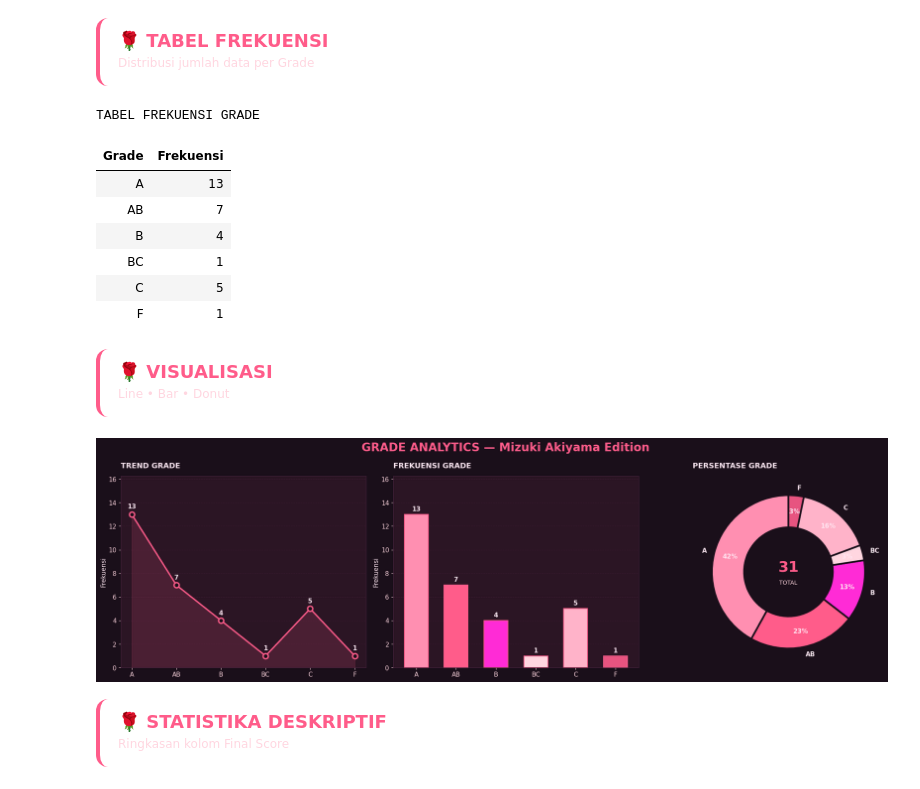
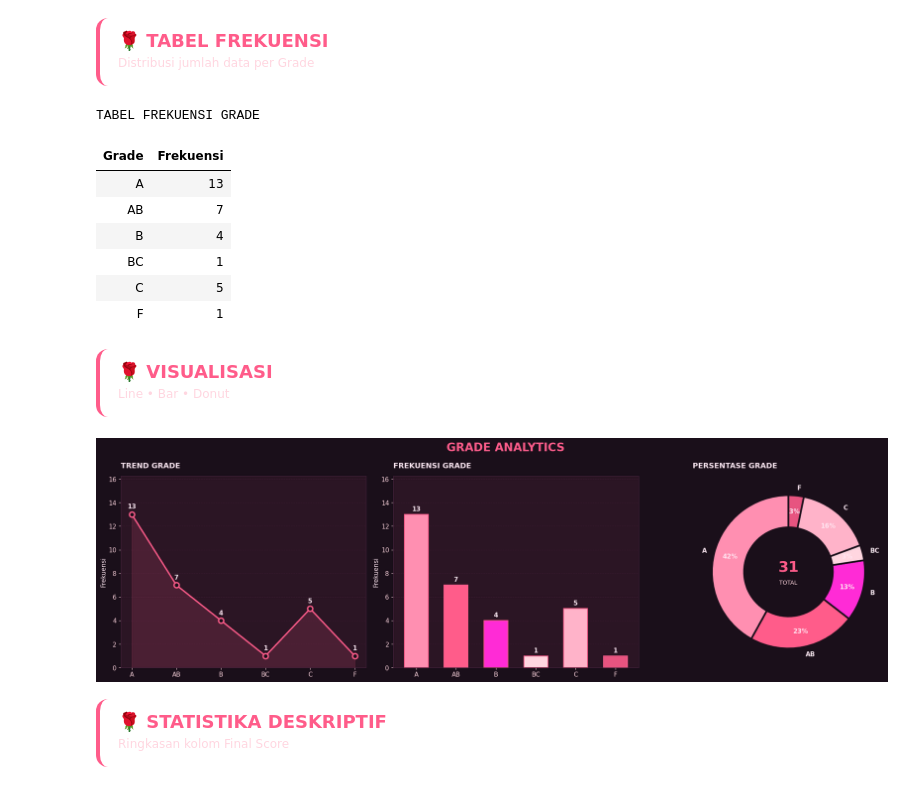
Before and after one commit to xorai30k/College_Statistics, a Jupyter notebook: StatProb4.ipynb, the cells around one changed output. Drawn from its saved outputs; the diff is of its cells as text; code cells hidden in the pictures.

```diff
--- a/StatProb4.ipynb
+++ b/StatProb4.ipynb
@@ -120,7 +120,7 @@ values = datafrq["Frekuensi"].tolist()
 colors = ROSE_COLORS[:len(values)]
 
 fig, axes = plt.subplots(1, 3, figsize=(20, 6))
-fig.suptitle("GRADE ANALYTICS — Mizuki Akiyama Edition",
+fig.suptitle("GRADE ANALYTICS",
              fontsize=20, fontweight="bold", color=PINK)
 
 # Panel 1 — Line
@@ -147,34 +147,34 @@ ax.set_ylabel("Frekuensi")
 ax.grid(axis="y"); ax.set_axisbelow(True)
 
 # Panel 3 — Donut
 ax = axes[2]
 ax.set_facecolor(BG)
 ax.pie(values, labels=labels, colors=colors, autopct="%1.0f%%",
        startangle=90, pctdistance=0.79, labeldistance=1.10,
        wedgeprops=dict(width=0.42, edgecolor=BG, linewidth=3),
        textprops=dict(color=TEXT, fontsize=11, fontweight="bold"))
 ax.text(0, 0.06, str(sum(values)), ha="center", va="center",
         fontsize=26, fontweight="bold", color=PINK)
 ax.text(0, -0.14, "TOTAL", ha="center", va="center",
         fontsize=10, color=CREAM)
 ax.set_title("PERSENTASE GRADE", loc="left", pad=14)
 
 plt.tight_layout()
 plt.show()
 # %% [output]
 🌹 TABEL FREKUENSI
 Distribusi jumlah data per Grade
 TABEL FREKUENSI GRADE
 | Grade | Frekuensi |
 | A | 13 |
 | AB | 7 |
 | B | 4 |
 | BC | 1 |
 | C | 5 |
 | F | 1 |
 🌹 VISUALISASI
 Line • Bar • Donut
-[figure, old version]
+[figure, new version]
 # %%
 # ============================================================
 # 4. STATISTIKA DESKRIPTIF
```
